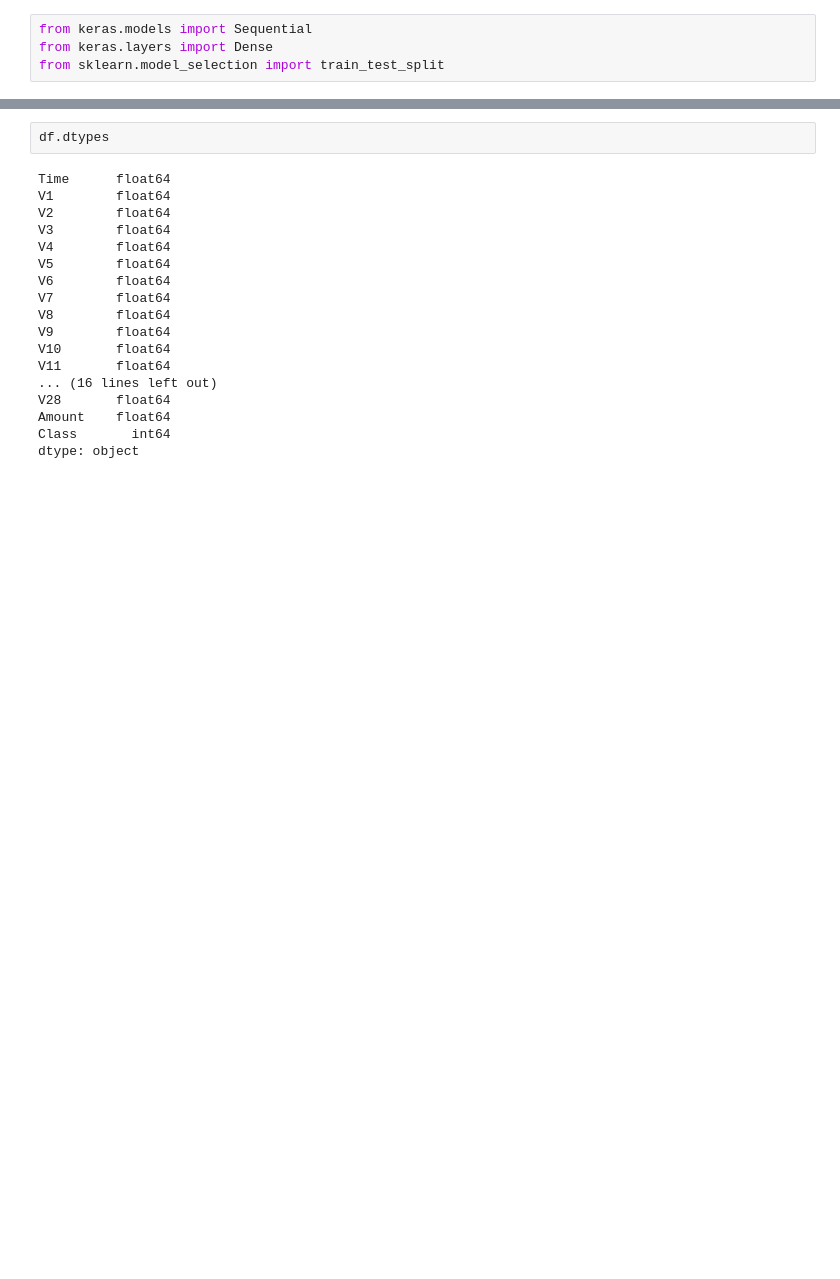
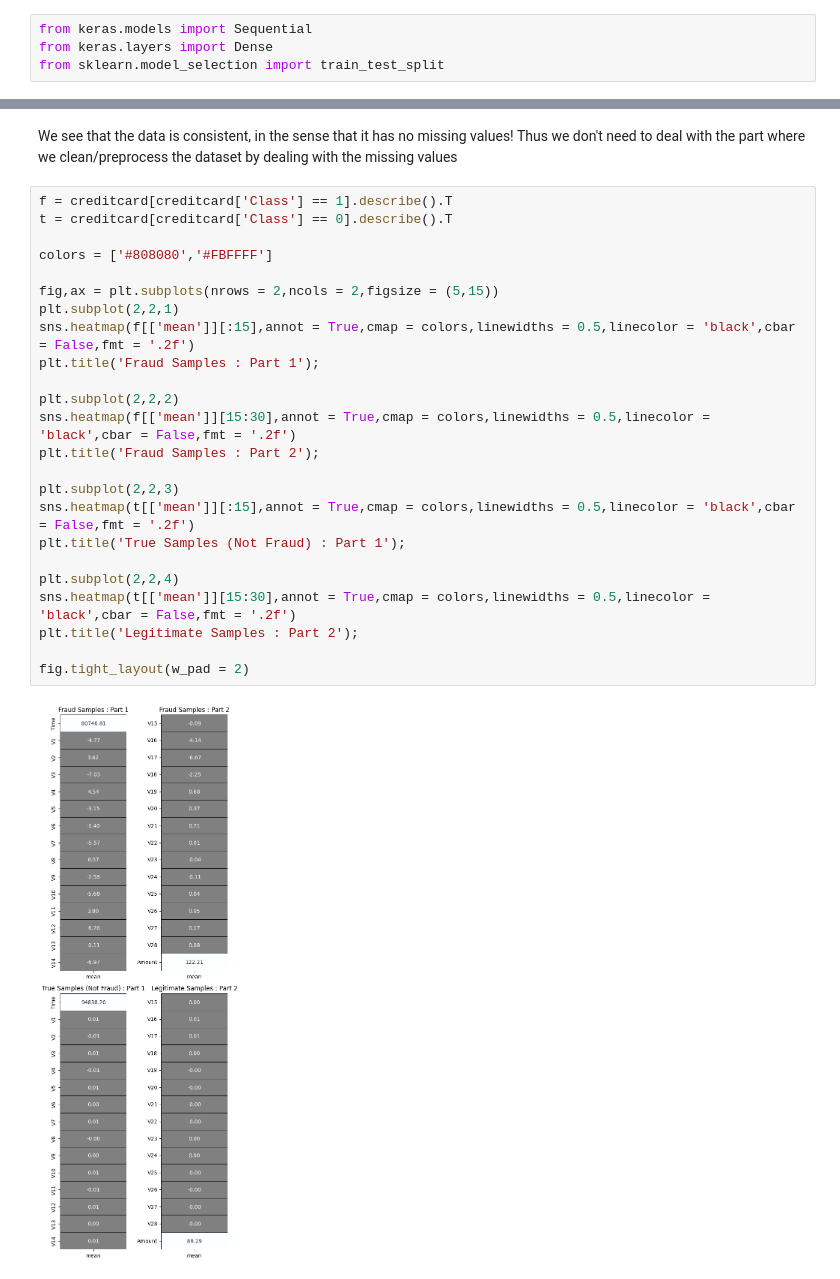
Before and after one commit to gojousatoru007/CreditRisk_ML, a Jupyter notebook: CreditRisk_ML.ipynb, the cells around one changed output, grey strips where cells are left out. Drawn from its saved outputs; the diff is of its cells as text; blank space fills up the shorter version.

```diff
--- a/CreditRisk_ML.ipynb
+++ b/CreditRisk_ML.ipynb
@@ -29,20 +80,28 @@ df.head(5000)
+# %% [markdown]
+We see that the data is consistent, in the sense that it has no missing values! Thus we don't need to deal with the part where we clean/preprocess the dataset by dealing with the missing values
 # %%
-df.dtypes
+f = creditcard[creditcard['Class'] == 1].describe().T
+t = creditcard[creditcard['Class'] == 0].describe().T
+
+colors = ['#808080','#FBFFFF']
+
+fig,ax = plt.subplots(nrows = 2,ncols = 2,figsize = (5,15))
+plt.subplot(2,2,1)
+sns.heatmap(f[['mean']][:15],annot = True,cmap = colors,linewidths = 0.5,linecolor = 'black',cbar = False,fmt = '.2f')
+plt.title('Fraud Samples : Part 1');
+
+plt.subplot(2,2,2)
+sns.heatmap(f[['mean']][15:30],annot = True,cmap = colors,linewidths = 0.5,linecolor = 'black',cbar = False,fmt = '.2f')
+plt.title('Fraud Samples : Part 2');
+
+plt.subplot(2,2,3)
+sns.heatmap(t[['mean']][:15],annot = True,cmap = colors,linewidths = 0.5,linecolor = 'black',cbar = False,fmt = '.2f')
+plt.title('True Samples (Not Fraud) : Part 1');
+
+plt.subplot(2,2,4)
+sns.heatmap(t[['mean']][15:30],annot = True,cmap = colors,linewidths = 0.5,linecolor = 'black',cbar = False,fmt = '.2f')
+plt.title('Legitimate Samples : Part 2');
+
+fig.tight_layout(w_pad = 2)
 # %% [output]
-Time      float64
-V1        float64
-V2        float64
-V3        float64
-V4        float64
-V5        float64
-V6        float64
-V7        float64
-V8        float64
-V9        float64
-V10       float64
-V11       float64
-... (16 lines left out)
-V28       float64
-Amount    float64
-Class       int64
-dtype: object
+[figure, added]
```
Also changed, not shown: parts of 47 cells of this notebook, 3 other files.
